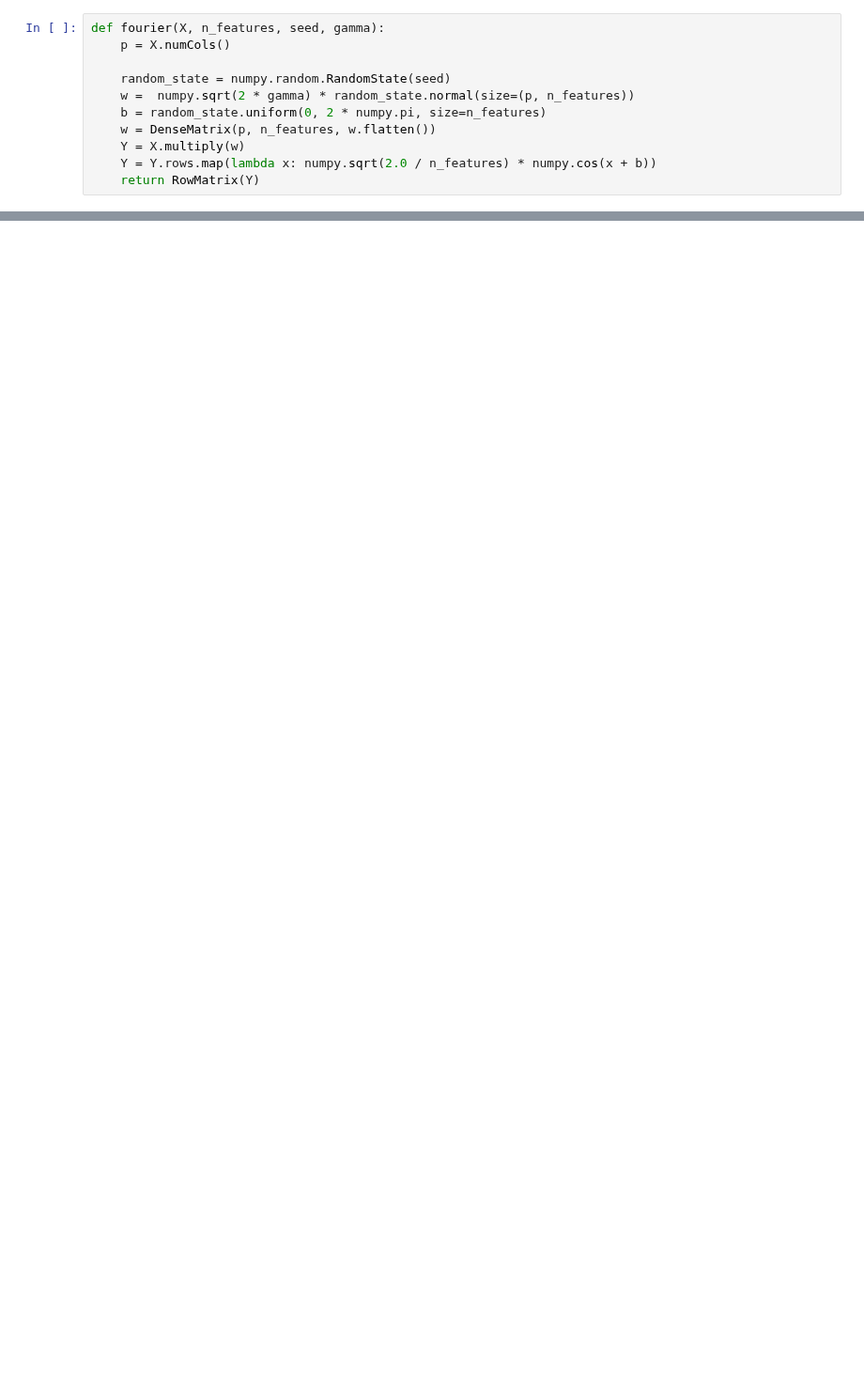
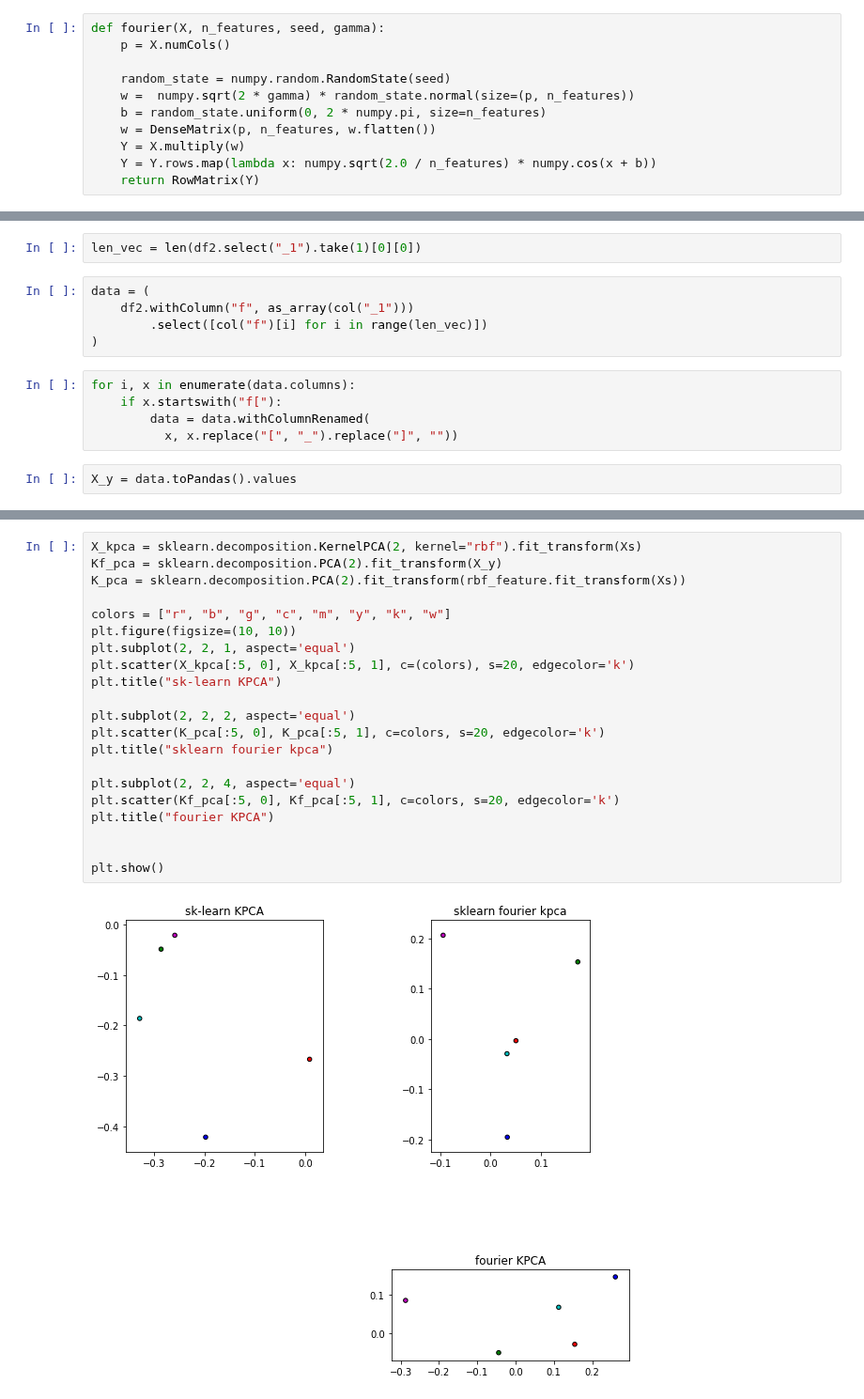
Before and after one commit to cbg-ethz/pybda, a Jupyter notebook: analysis/notebooks/2-dimred-notebooks/1-kpca.ipynb, the cells around one changed output, grey strips where cells are left out. Shown at 94% size. Saved outputs shown, nothing was run; the diff lists cells and outputs as text; blank space fills up the shorter version.

```diff
--- a/analysis/notebooks/2-dimred-notebooks/1-kpca.ipynb
+++ b/analysis/notebooks/2-dimred-notebooks/1-kpca.ipynb
@@ -211,0 +216,14 @@ X_new.rows.take(1)
+# %%
+len_vec = len(df2.select("_1").take(1)[0][0])
+# %%
+data = (
+    df2.withColumn("f", as_array(col("_1")))
+        .select([col("f")[i] for i in range(len_vec)])
+)
+# %%
+for i, x in enumerate(data.columns):
+    if x.startswith("f["):
+        data = data.withColumnRenamed(
+          x, x.replace("[", "_").replace("]", ""))
+# %%
+X_y = data.toPandas().values
@@ -211,0 +234,23 @@ X_new.rows.take(1)
+# %%
+X_kpca = sklearn.decomposition.KernelPCA(2, kernel="rbf").fit_transform(Xs)
+Kf_pca = sklearn.decomposition.PCA(2).fit_transform(X_y)
+K_pca = sklearn.decomposition.PCA(2).fit_transform(rbf_feature.fit_transform(Xs))
+
+colors = ["r", "b", "g", "c", "m", "y", "k", "w"]
+plt.figure(figsize=(10, 10))
+plt.subplot(2, 2, 1, aspect='equal')
+plt.scatter(X_kpca[:5, 0], X_kpca[:5, 1], c=(colors), s=20, edgecolor='k')
+plt.title("sk-learn KPCA")
+
+plt.subplot(2, 2, 2, aspect='equal')
+plt.scatter(K_pca[:5, 0], K_pca[:5, 1], c=colors, s=20, edgecolor='k')
+plt.title("sklearn fourier kpca")
+
+plt.subplot(2, 2, 4, aspect='equal')
+plt.scatter(Kf_pca[:5, 0], Kf_pca[:5, 1], c=colors, s=20, edgecolor='k')
+plt.title("fourier KPCA")
+
+
+plt.show()
+# %% [output]
+[figure, added]
```
Also changed, not shown: parts of 12 cells of this notebook, 16 other files.
